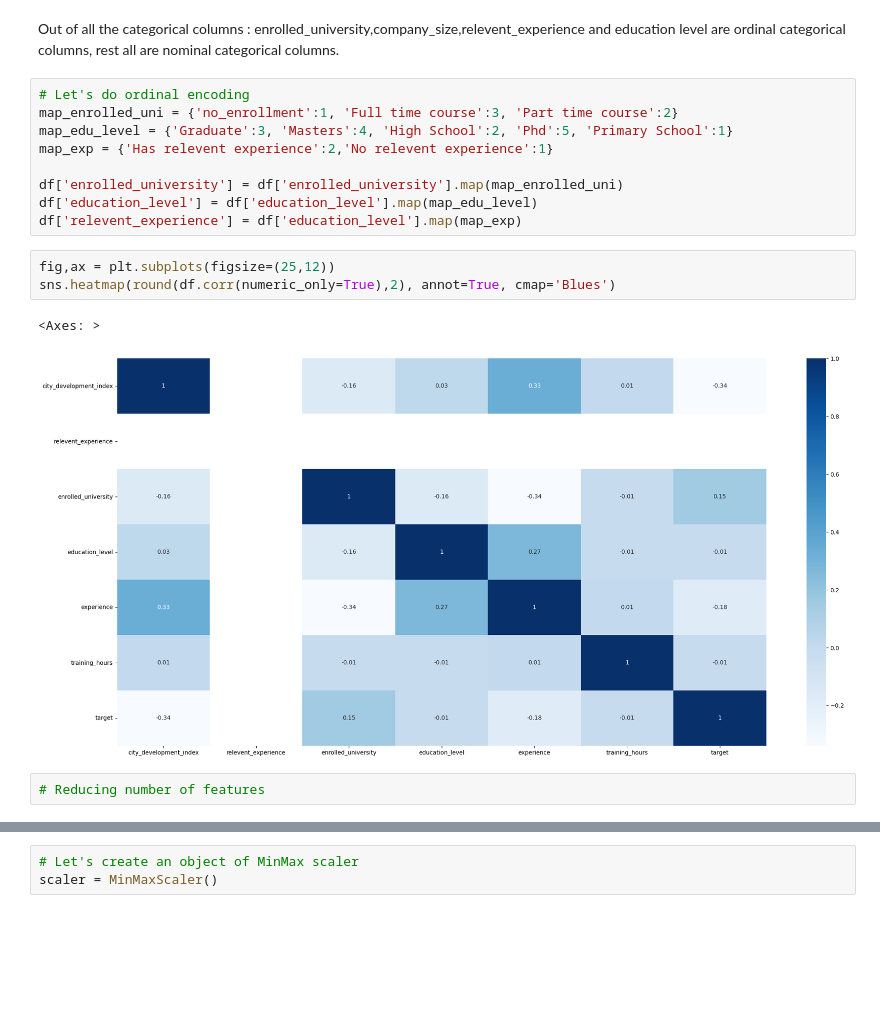
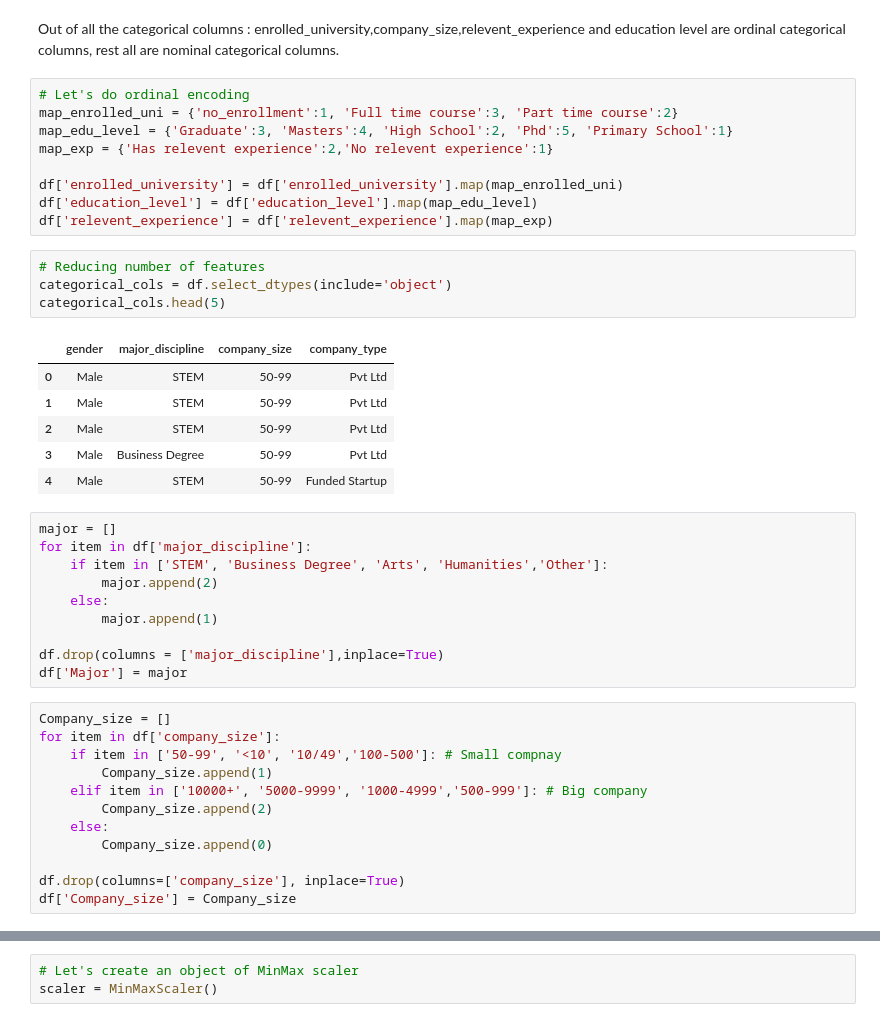
Before and after one commit to yuvraaj2002/Old_projects, a Jupyter notebook: DS job and salary prediction/DS_job_prediction/DS_job_prediction.ipynb, the cells around one changed output, grey strips where cells are left out. Drawn from its saved outputs; the diff is of its cells as text; blank space fills up the shorter version.

```diff
--- a/DS job and salary prediction/DS_job_prediction/DS_job_prediction.ipynb
+++ b/DS job and salary prediction/DS_job_prediction/DS_job_prediction.ipynb
@@ -407,12 +407,37 @@ map_exp = {'Has relevent experience':2,'No relevent experience':1}
 
 df['enrolled_university'] = df['enrolled_university'].map(map_enrolled_uni)
 df['education_level'] = df['education_level'].map(map_edu_level)
-df['relevent_experience'] = df['education_level'].map(map_exp)
+df['relevent_experience'] = df['relevent_experience'].map(map_exp)
-# %%
-fig,ax = plt.subplots(figsize=(25,12))
-sns.heatmap(round(df.corr(numeric_only=True),2), annot=True, cmap='Blues')
-# %% [output]
-<Axes: >
-[figure, removed]
 # %%
 # Reducing number of features
+categorical_cols = df.select_dtypes(include='object')
+categorical_cols.head(5)
+# %% [output]
+|  | gender | major_discipline | company_size | company_type |
+| 0 | Male | STEM | 50-99 | Pvt Ltd |
+| 1 | Male | STEM | 50-99 | Pvt Ltd |
+| 2 | Male | STEM | 50-99 | Pvt Ltd |
+| 3 | Male | Business Degree | 50-99 | Pvt Ltd |
+| 4 | Male | STEM | 50-99 | Funded Startup |
+# %%
+major = []
+for item in df['major_discipline']:
+    if item in ['STEM', 'Business Degree', 'Arts', 'Humanities','Other']:
+        major.append(2)
+    else:
+        major.append(1)
+
+df.drop(columns = ['major_discipline'],inplace=True)
+df['Major'] = major
+# %%
+Company_size = []
+for item in df['company_size']:
+    if item in ['50-99', '<10', '10/49','100-500']: # Small compnay
+        Company_size.append(1)
+    elif item in ['10000+', '5000-9999', '1000-4999','500-999']: # Big company
+        Company_size.append(2)
+    else:
+        Company_size.append(0)
+
+df.drop(columns=['company_size'], inplace=True)
+df['Company_size'] = Company_size
```
Also changed, not shown: parts of 9 cells of this notebook.
